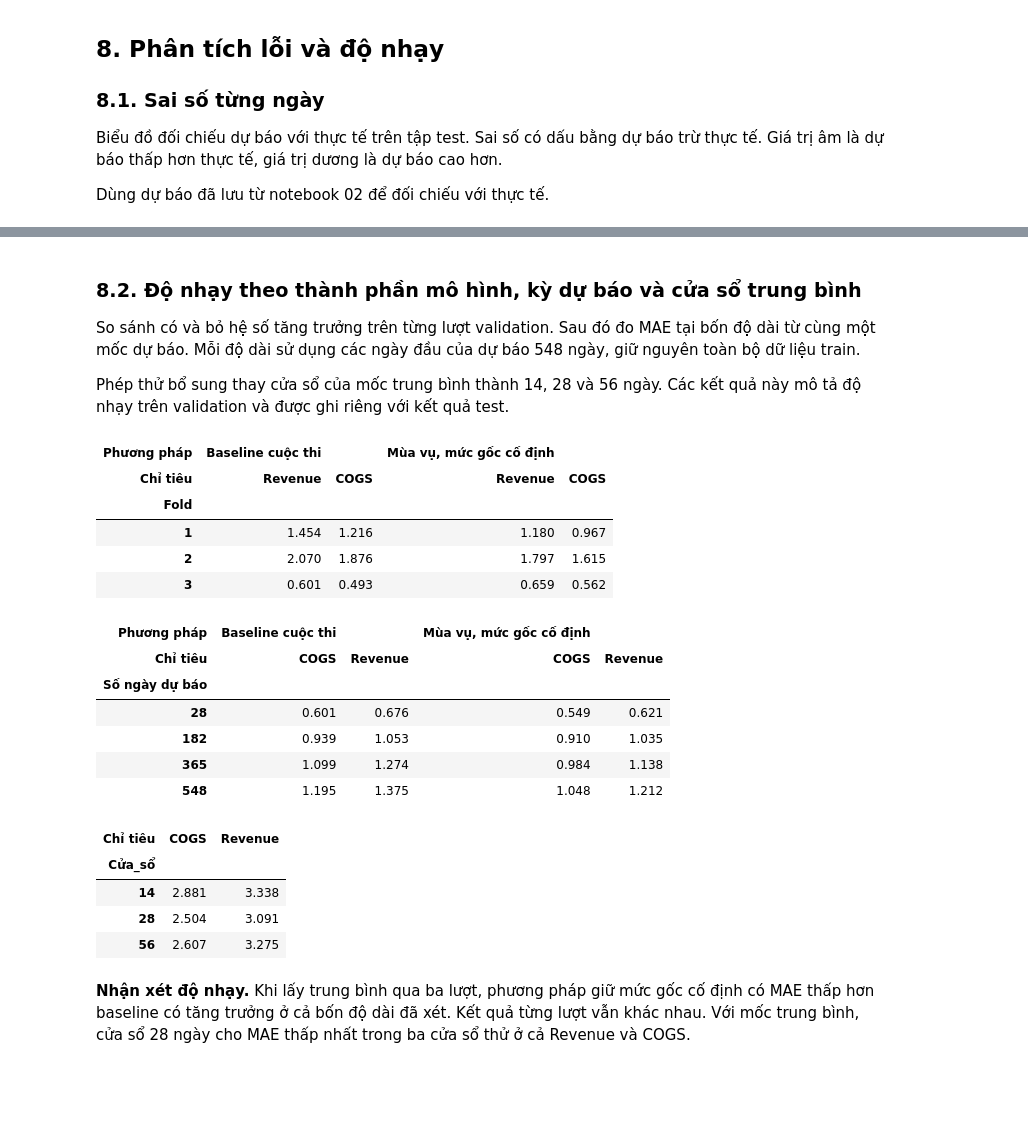
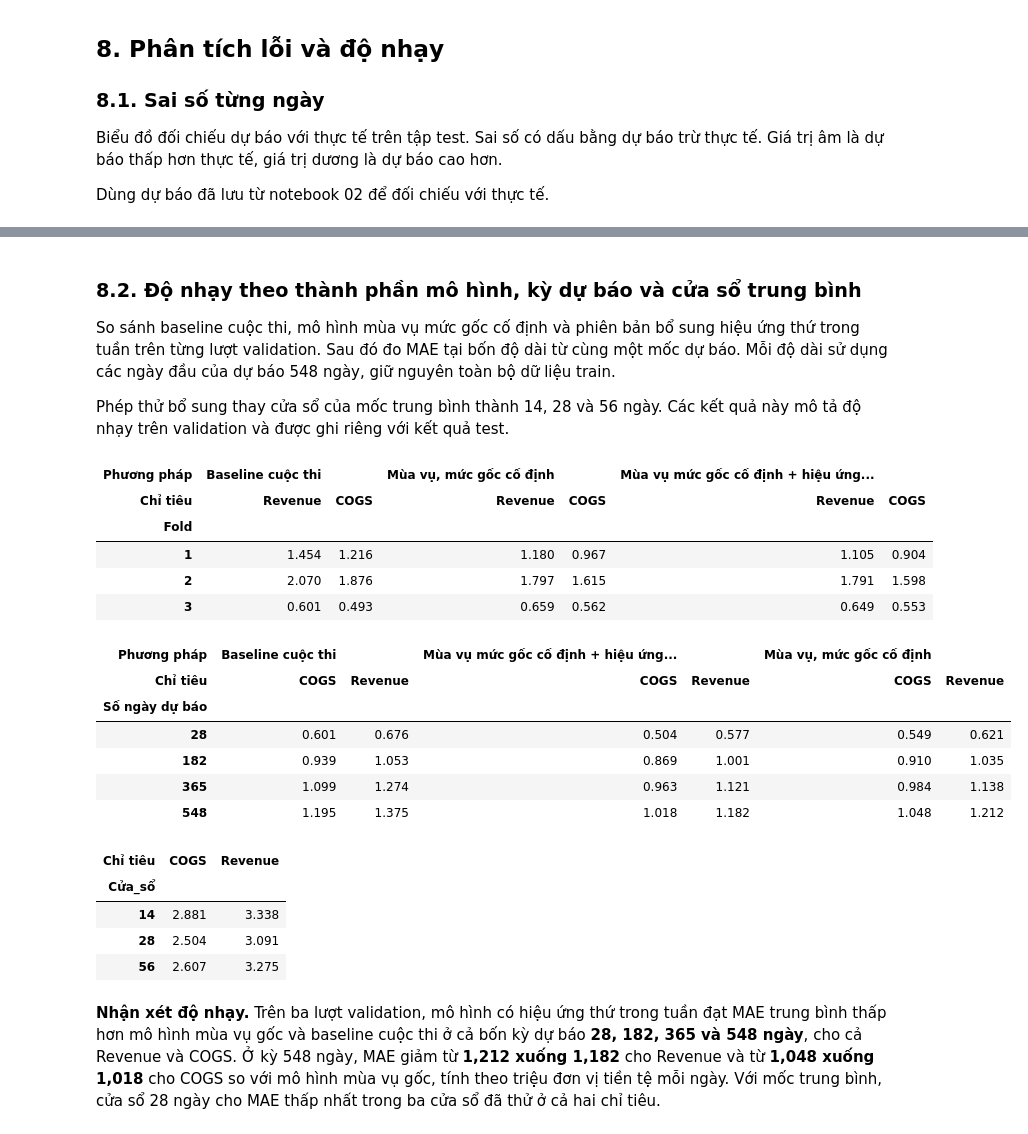
Before and after one commit to ngoctu1912/DA_Datathon2026, a Jupyter notebook: notebook/06_du_bao/04_do_nhay.ipynb, the cells around one changed output, grey strips where cells are left out. Drawn from its saved outputs; the diff is of its cells as text; code cells hidden in the pictures; blank space fills up the shorter version.

```diff
--- a/notebook/06_du_bao/04_do_nhay.ipynb
+++ b/notebook/06_du_bao/04_do_nhay.ipynb
@@ -120,7 +120,7 @@ COGS — 5 ngày lệch nhiều nhất (triệu đơn vị tiền tệ)
 # %% [markdown]
 ### 8.2. Độ nhạy theo thành phần mô hình, kỳ dự báo và cửa sổ trung bình
 
-So sánh có và bỏ hệ số tăng trưởng trên từng lượt validation. Sau đó đo MAE tại bốn độ dài từ cùng một mốc dự báo. Mỗi độ dài sử dụng các ngày đầu của dự báo 548 ngày, giữ nguyên toàn bộ dữ liệu train.
+So sánh baseline cuộc thi, mô hình mùa vụ mức gốc cố định và phiên bản bổ sung hiệu ứng thứ trong tuần trên từng lượt validation. Sau đó đo MAE tại bốn độ dài từ cùng một mốc dự báo. Mỗi độ dài sử dụng các ngày đầu của dự báo 548 ngày, giữ nguyên toàn bộ dữ liệu train.
 
 Phép thử bổ sung thay cửa sổ của mốc trung bình thành 14, 28 và 56 ngày. Các kết quả này mô tả độ nhạy trên validation và được ghi riêng với kết quả test.
 # %%
@@ -163,51 +163,57 @@ for (fold_id, method), rows in validation.groupby(["Fold", "Method"], sort=False
 validation_scores = pd.concat(score_rows).reset_index().rename(columns={"Method": "Phương pháp"})
 
 
-comparison_methods = [contest_name, fixed_name]
+weekday_name = "Mùa vụ mức gốc cố định + hiệu ứng thứ"
+comparison_methods = [contest_name, fixed_name, weekday_name]
+if not validation["Method"].eq(weekday_name).any():
+    raise ValueError(
+        "Chạy lại 02_mo_hinh.ipynb với mô hình có hiệu ứng thứ trong tuần "
+        "để cập nhật forecast_predictions.csv."
+    )
 by_fold = validation_scores.loc[validation_scores["Phương pháp"].isin(comparison_methods)]
 display(by_fold.pivot(index="Fold", columns=["Phương pháp", "Chỉ tiêu"], values="MAE").round(3))
 
 horizon_rows = []
 for length in (28, 182, 365, 548):
     for fold_id, actual in validation_actual.items():
         for name in comparison_methods:
             forecast = validation_predictions[fold_id, name]
             score = evaluate(actual.iloc[:length], forecast.iloc[:length])
             horizon_rows.append(score.assign(Số_ngày=length, Phương_pháp=name))
 horizon_scores = pd.concat(horizon_rows).reset_index()
 display(
     horizon_scores.pivot_table(index="Số_ngày", columns=["Phương_pháp", "Chỉ tiêu"], values="MAE")
     .rename_axis(index="Số ngày dự báo", columns=["Phương pháp", "Chỉ tiêu"])
     .round(3)
 )
 
 window_rows = []
 for width in (14, 28, 56):
     for fold_id, train_end in train_ends.items():
         train = observed.loc[:train_end, targets]
         actual = validation_actual[fold_id]
         score = evaluate(actual, repeat_level(train.tail(width).mean(), actual.index))
         window_rows.append(score.assign(Cửa_sổ=width, Fold=fold_id))
 window_scores = pd.concat(window_rows).reset_index()
 display(window_scores.pivot_table(index="Cửa_sổ", columns="Chỉ tiêu", values="MAE").round(3))
 # %% [output]
-| Phương pháp | Baseline cuộc thi |  | Mùa vụ, mức gốc cố định |  |
-| Chỉ tiêu | Revenue | COGS | Revenue | COGS |
-| Fold |  |  |  |  |
-| 1 | 1.454 | 1.216 | 1.180 | 0.967 |
-| 2 | 2.070 | 1.876 | 1.797 | 1.615 |
-| 3 | 0.601 | 0.493 | 0.659 | 0.562 |
+| Phương pháp | Baseline cuộc thi |  | Mùa vụ, mức gốc cố định |  | Mùa vụ mức gốc cố định + hiệu ứng... |  |
+| Chỉ tiêu | Revenue | COGS | Revenue | COGS | Revenue | COGS |
+| Fold |  |  |  |  |  |  |
+| 1 | 1.454 | 1.216 | 1.180 | 0.967 | 1.105 | 0.904 |
+| 2 | 2.070 | 1.876 | 1.797 | 1.615 | 1.791 | 1.598 |
+| 3 | 0.601 | 0.493 | 0.659 | 0.562 | 0.649 | 0.553 |
-| Phương pháp | Baseline cuộc thi |  | Mùa vụ, mức gốc cố định |  |
-| Chỉ tiêu | COGS | Revenue | COGS | Revenue |
-| Số ngày dự báo |  |  |  |  |
-| 28 | 0.601 | 0.676 | 0.549 | 0.621 |
-| 182 | 0.939 | 1.053 | 0.910 | 1.035 |
-| 365 | 1.099 | 1.274 | 0.984 | 1.138 |
-| 548 | 1.195 | 1.375 | 1.048 | 1.212 |
+| Phương pháp | Baseline cuộc thi |  | Mùa vụ mức gốc cố định + hiệu ứng... |  | Mùa vụ, mức gốc cố định |  |
+| Chỉ tiêu | COGS | Revenue | COGS | Revenue | COGS | Revenue |
+| Số ngày dự báo |  |  |  |  |  |  |
+| 28 | 0.601 | 0.676 | 0.504 | 0.577 | 0.549 | 0.621 |
+| 182 | 0.939 | 1.053 | 0.869 | 1.001 | 0.910 | 1.035 |
+| 365 | 1.099 | 1.274 | 0.963 | 1.121 | 0.984 | 1.138 |
+| 548 | 1.195 | 1.375 | 1.018 | 1.182 | 1.048 | 1.212 |
 | Chỉ tiêu | COGS | Revenue |
 | Cửa_sổ |  |  |
 | 14 | 2.881 | 3.338 |
 | 28 | 2.504 | 3.091 |
 | 56 | 2.607 | 3.275 |
-# %% [markdown]
-**Nhận xét độ nhạy.** Khi lấy trung bình qua ba lượt, phương pháp giữ mức gốc cố định có MAE thấp hơn baseline có tăng trưởng ở cả bốn độ dài đã xét. Kết quả từng lượt vẫn khác nhau. Với mốc trung bình, cửa sổ 28 ngày cho MAE thấp nhất trong ba cửa sổ thử ở cả Revenue và COGS.
+# %% [markdown]
+**Nhận xét độ nhạy.** Trên ba lượt validation, mô hình có hiệu ứng thứ trong tuần đạt MAE trung bình thấp hơn mô hình mùa vụ gốc và baseline cuộc thi ở cả bốn kỳ dự báo **28, 182, 365 và 548 ngày**, cho cả Revenue và COGS. Ở kỳ 548 ngày, MAE giảm từ **1,212 xuống 1,182** cho Revenue và từ **1,048 xuống 1,018** cho COGS so với mô hình mùa vụ gốc, tính theo triệu đơn vị tiền tệ mỗi ngày. Với mốc trung bình, cửa sổ 28 ngày cho MAE thấp nhất trong ba cửa sổ đã thử ở cả hai chỉ tiêu.
```
Also changed, not shown: parts of 1 cell of this notebook, 4 other files.
